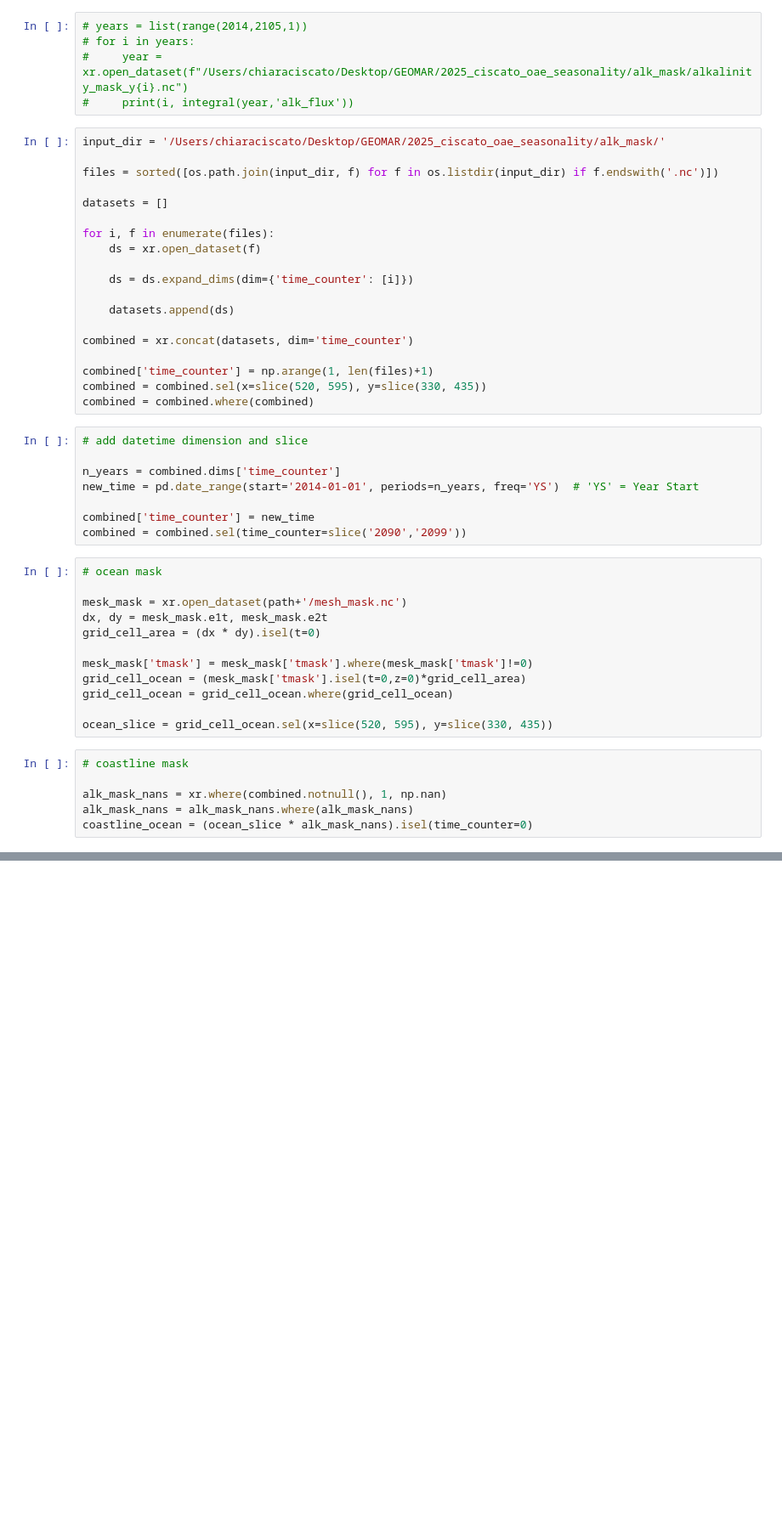
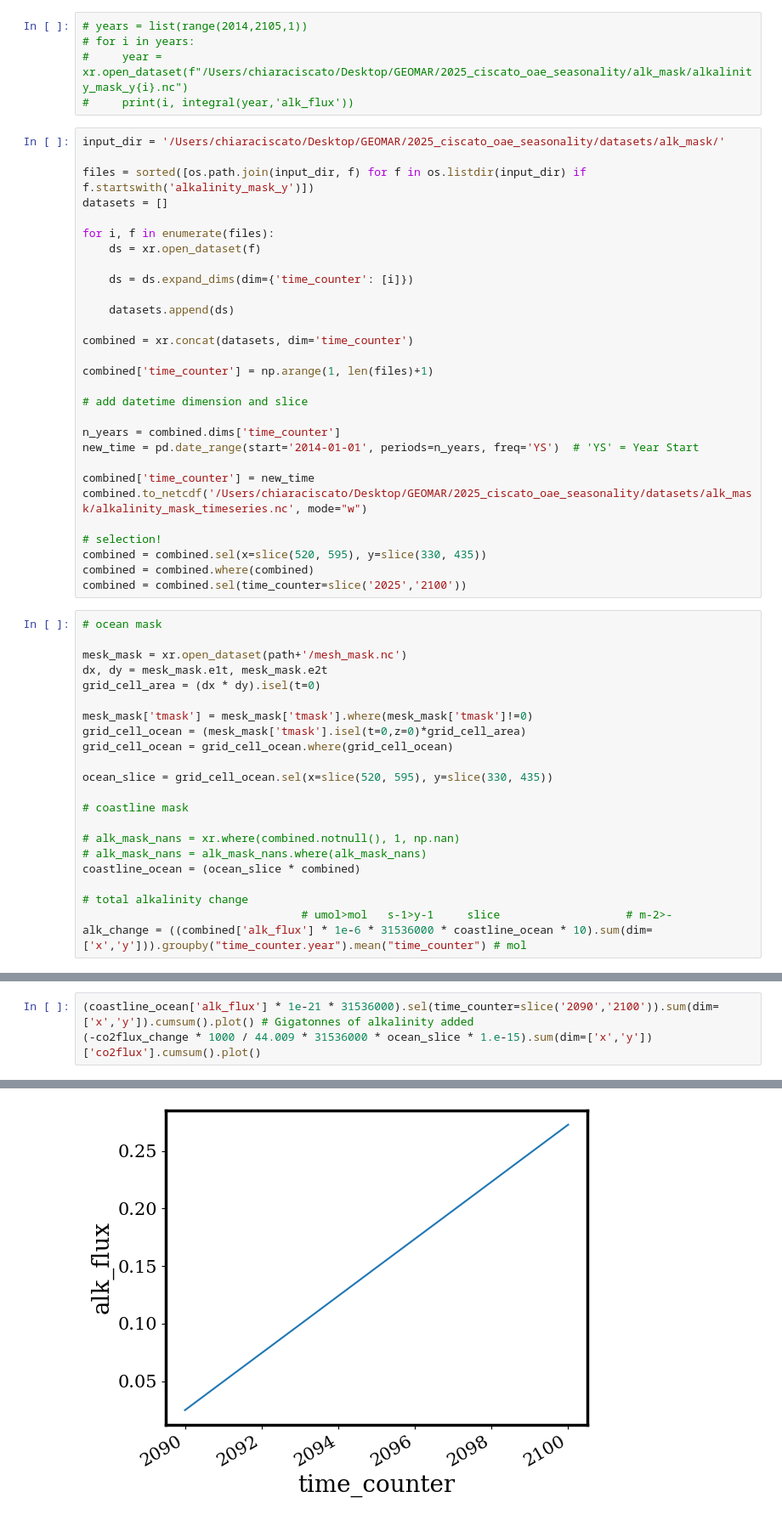
Before and after one commit to chiaraciscato/2026_ciscato_oae_seasonality, a Jupyter notebook: scripts/es_efficiency.ipynb, the cells around one changed output, grey strips where cells are left out. Shown at 85% size. Cells and saved outputs as stored; diff of their text form; blank space fills up the shorter version.

Commit message:
revision start

```diff
--- a/scripts/es_efficiency.ipynb
+++ b/scripts/es_efficiency.ipynb
@@ -52,10 +48,9 @@ dic_oae = xr.open_dataset(path+'/dic_oae70.nc')
 #     year = xr.open_dataset(f"/Users/chiaraciscato/Desktop/GEOMAR/2025_ciscato_oae_seasonality/alk_mask/alkalinity_mask_y{i}.nc")
 #     print(i, integral(year,'alk_flux'))
 # %%
-input_dir = '/Users/chiaraciscato/Desktop/GEOMAR/2025_ciscato_oae_seasonality/alk_mask/'
+input_dir = '/Users/chiaraciscato/Desktop/GEOMAR/2025_ciscato_oae_seasonality/datasets/alk_mask/'
 
-files = sorted([os.path.join(input_dir, f) for f in os.listdir(input_dir) if f.endswith('.nc')])
-
+files = sorted([os.path.join(input_dir, f) for f in os.listdir(input_dir) if f.startswith('alkalinity_mask_y')])
 datasets = []
 
 for i, f in enumerate(files):
@@ -68,16 +63,19 @@ for i, f in enumerate(files):
 combined = xr.concat(datasets, dim='time_counter')
 
 combined['time_counter'] = np.arange(1, len(files)+1)
+
+# add datetime dimension and slice
+
+n_years = combined.dims['time_counter']
+new_time = pd.date_range(start='2014-01-01', periods=n_years, freq='YS')  # 'YS' = Year Start
+
+combined['time_counter'] = new_time
+combined.to_netcdf('/Users/chiaraciscato/Desktop/GEOMAR/2025_ciscato_oae_seasonality/datasets/alk_mask/alkalinity_mask_timeseries.nc', mode="w")
+
+# selection!
 combined = combined.sel(x=slice(520, 595), y=slice(330, 435))
 combined = combined.where(combined)
+combined = combined.sel(time_counter=slice('2025','2100'))
-# %%
-# add datetime dimension and slice
-
-n_years = combined.dims['time_counter']
-new_time = pd.date_range(start='2014-01-01', periods=n_years, freq='YS')  # 'YS' = Year Start
-
-combined['time_counter'] = new_time
-combined = combined.sel(time_counter=slice('2090','2099'))
 # %%
 # ocean mask
 
@@ -90,9 +88,13 @@ grid_cell_ocean = (mesk_mask['tmask'].isel(t=0,z=0)*grid_cell_area)
 grid_cell_ocean = grid_cell_ocean.where(grid_cell_ocean)
 
 ocean_slice = grid_cell_ocean.sel(x=slice(520, 595), y=slice(330, 435))
+
+# coastline mask
+
+# alk_mask_nans = xr.where(combined.notnull(), 1, np.nan)
+# alk_mask_nans = alk_mask_nans.where(alk_mask_nans)
+coastline_ocean = (ocean_slice * combined)
+
+# total alkalinity change
+                                 # umol>mol   s-1>y-1     slice                   # m-2>-
+alk_change = ((combined['alk_flux'] * 1e-6 * 31536000 * coastline_ocean * 10).sum(dim=['x','y'])).groupby("time_counter.year").mean("time_counter") # mol
-# %%
-# coastline mask
-
-alk_mask_nans = xr.where(combined.notnull(), 1, np.nan)
-alk_mask_nans = alk_mask_nans.where(alk_mask_nans)
-coastline_ocean = (ocean_slice * alk_mask_nans).isel(time_counter=0)
@@ -108,0 +101,4 @@ dic_integral = (dic_change.groupby("time_counter.year").mean("time_counter"))
+# %%
+(coastline_ocean['alk_flux'] * 1e-21 * 31536000).sel(time_counter=slice('2090','2100')).sum(dim=['x','y']).cumsum().plot() # Gigatonnes of alkalinity added
+(-co2flux_change * 1000 / 44.009 * 31536000 * ocean_slice * 1.e-15).sum(dim=['x','y'])['co2flux'].cumsum().plot()
+# %% [output]
@@ -109,3 +106,4 @@ dic_integral = (dic_change.groupby("time_counter.year").mean("time_counter"))
+[figure, added]
 # %%
 # co2 flux change integral
 
```
Also changed, not shown: parts of 9 cells of this notebook, 6 other files.
